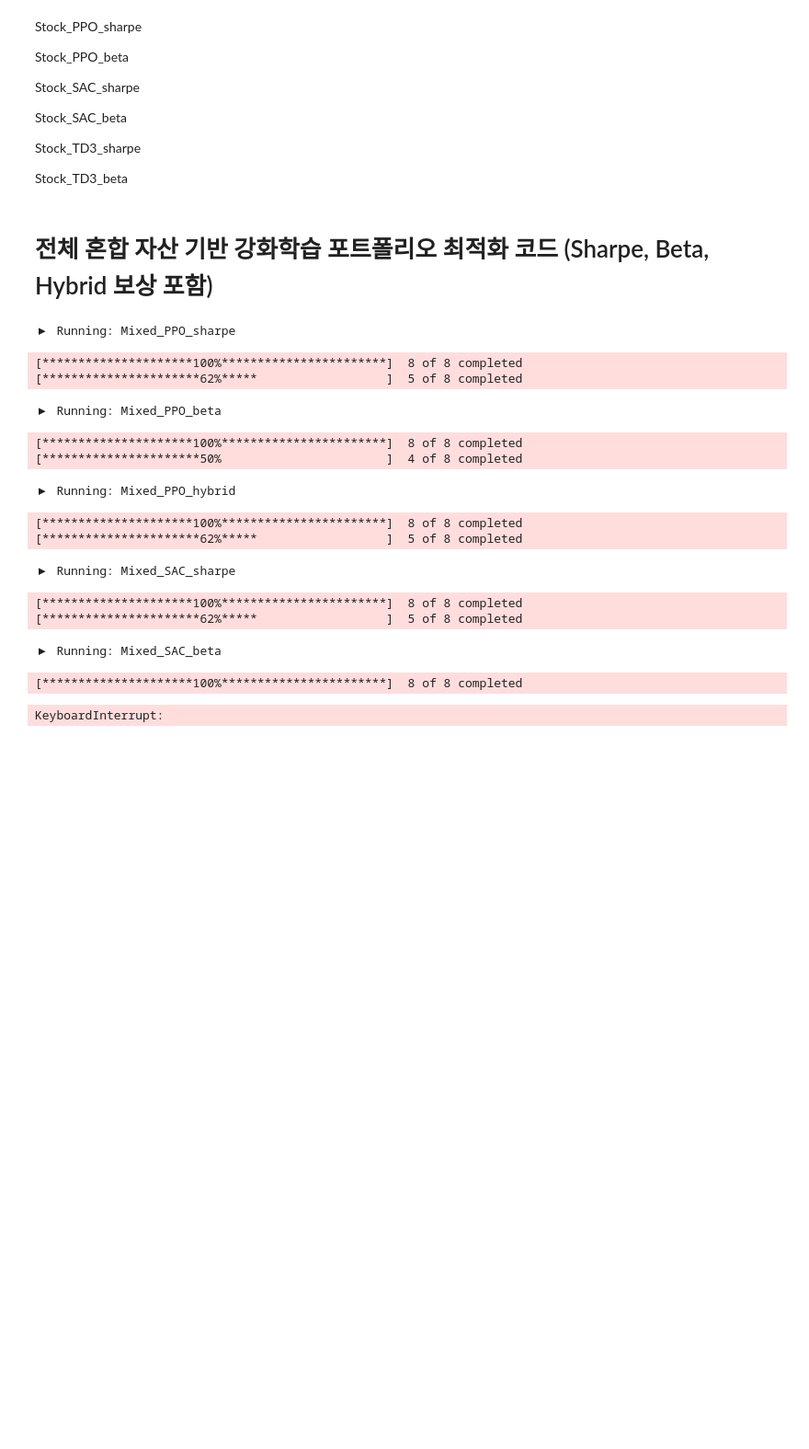
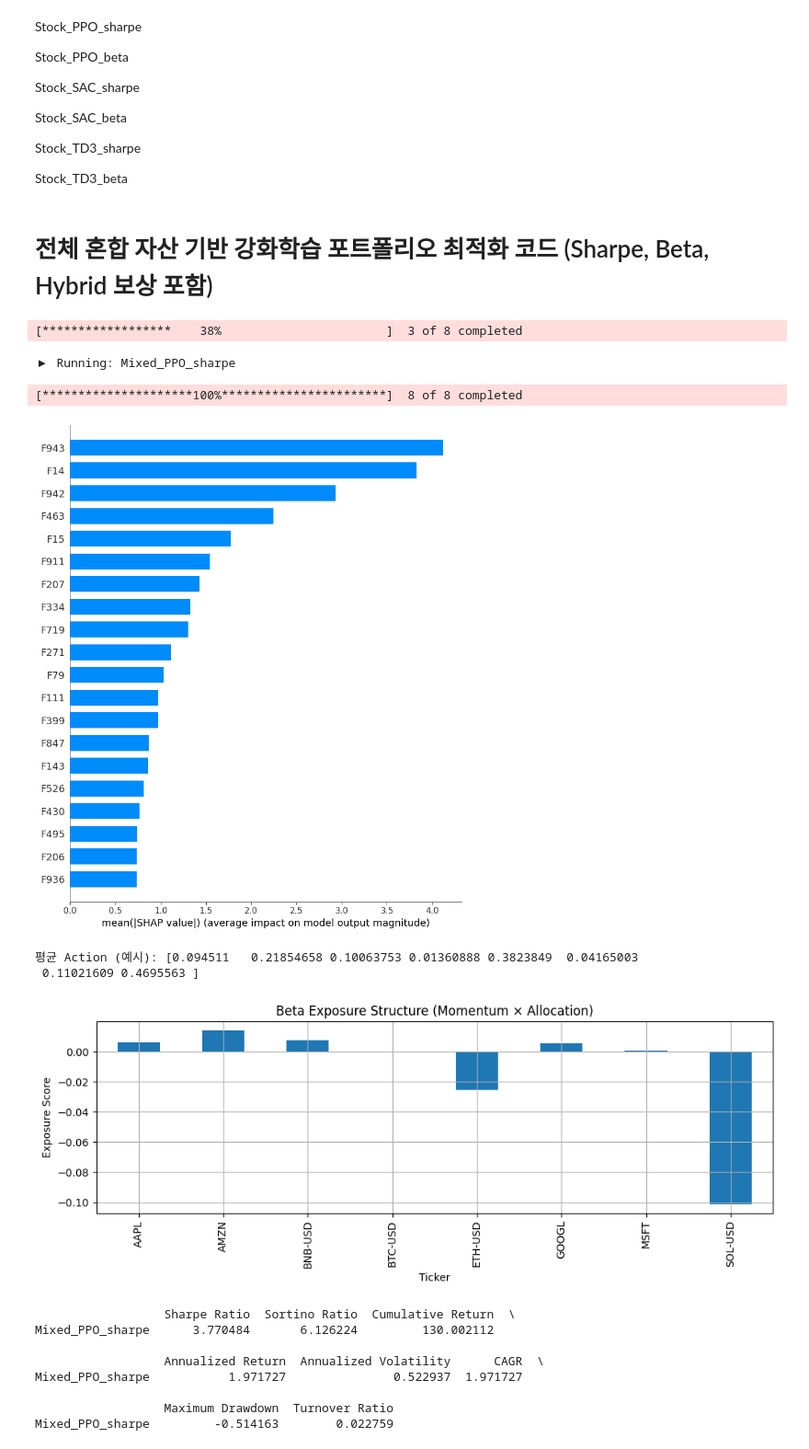
Before and after one commit to nhjung-phd/Papers, a Jupyter notebook: factor2025/factor_rl_portfolio.ipynb, the cells around one changed output. Shown at 92% size. Drawn from its saved outputs; the diff is of its cells as text; code cells hidden in the pictures; blank space fills up the shorter version.

```diff
--- a/factor2025/factor_rl_portfolio.ipynb
+++ b/factor2025/factor_rl_portfolio.ipynb
@@ -2814,6 +2814,8 @@ import gym
 from gym import spaces
 from stable_baselines3 import PPO, SAC, TD3
 from stable_baselines3.common.vec_env import DummyVecEnv
+from sklearn.ensemble import GradientBoostingRegressor
+import shap
 import torch, random, gc
 
 # Seed
@@ -2845,7 +2847,7 @@ def fetch_data(assets, start="2019-01-01", end="2024-12-31"):
     return price.loc[idx], returns.loc[idx], factors.loc[idx]
 
 # 환경 정의
-class HybridPortfolioEnv(gym.Env):
+class PortfolioEnv(gym.Env):
     def __init__(self, returns, factors, price, objective="sharpe"):
         super().__init__()
         self.returns = returns
@@ -2915,31 +2917,63 @@ class HybridPortfolioEnv(gym.Env):
 def train_and_evaluate(assets, algo_class, objective="sharpe"):
     price, returns, factors = fetch_data(assets)
     def make_env():
-        return HybridPortfolioEnv(returns, factors, price, objective)
+        return PortfolioEnv(returns, factors, price, objective)
     env = DummyVecEnv([make_env])
     model = algo_class("MlpPolicy", env, verbose=0, seed=SEED)
     model.learn(total_timesteps=50000)
 
     env_eval = make_env()
     obs = env_eval.reset()
-    values = []
+    values, states = [], []
     while True:
         action, _ = model.predict(obs)
         obs, reward, done, info = env_eval.step(action)
         values.append(info["portfolio_value"])
+        states.append(obs.flatten())
         if done:
             break
+    index = price.index[31:31+len(values)]
 
+    # SHAP 해석용 데이터
+    shap_df = pd.DataFrame(states, columns=[f"F{i}" for i in range(len(states[0]))])
+    gbm = GradientBoostingRegressor().fit(shap_df, values)
+    explainer = shap.Explainer(gbm)
+    shap_values = explainer(shap_df)
+    shap.summary_plot(shap_values, shap_df, plot_type="bar")
+
+    # 베타 유사 구조 시각화
+    states = [env_eval.reset()]
+    for _ in range(10):
+        action, _ = model.predict(states[-1], deterministic=True)
+        obs, _, done, _ = env_eval.step(action)
+        if done:
+            break
+        states.append(obs)
+
+    avg_actions = np.mean([model.predict(s, deterministic=True)[0] for s in states], axis=0)
+    print("평균 Action (예시):", avg_actions)
+
+    #avg_actions = np.mean([model.predict(s.reshape(1, *s.shape))[0] for s in states], axis=0)
+    latest_factors = factors.iloc[-1][[a + "_mom" for a in price.columns if a in price.columns]]
+    beta_exposure = pd.Series(avg_actions, index=price.columns[:len(avg_actions)]) * latest_factors.values
+    beta_exposure.plot(kind="bar", title="Beta Exposure Structure (Momentum × Allocation)", figsize=(10, 4))
+    plt.ylabel("Exposure Score")
+    plt.grid(True)
+    plt.tight_layout()
+    plt.show()
+
+    # 정리 및 리소스 해제
     del model
     gc.collect()
 
-    index = price.index[31:31+len(values)]
     return pd.Series(values, index=index)
 
 # 성과 지표 계산
 def performance_metrics(series):
     returns = series.pct_change().dropna()
     cumulative_return = series[-1] / series[0] - 1
+    annualized_return = (series[-1] / series[0]) ** (252 / len(series)) - 1
+    annualized_vol = returns.std() * np.sqrt(252)
     cagr = (series[-1] / series[0]) ** (252 / len(series)) - 1
     annualized_vol = returns.std() * np.sqrt(252)
     sharpe = (cagr - 0.0) / (annualized_vol + 1e-6)
@@ -2953,10 +2987,14 @@ def performance_metrics(series):
         "Sharpe Ratio": sharpe,
         "Sortino Ratio": sortino,
         "Cumulative Return": cumulative_return,
+        "Annualized Return": cagr,
+        "Annualized Volatility": annualized_vol,
         "CAGR": cagr,
         "Maximum Drawdown": mdd,
         "Turnover Ratio": turnover
     }
+
+
 
 # 실험 목록
 experiments = [
@@ -2972,46 +3010,46 @@ experiments = [
 ]
 
 # 실행
 results = {}
 for group, assets, algo_name, algo_class, objective in experiments:
     key = f"{group}_{algo_name}_{objective}"
     print(f"▶ Running: {key}")
     results[key] = train_and_evaluate(assets, algo_class, objective)
 
 
 # 성과 요약
 metrics_table = pd.DataFrame({k: performance_metrics(v) for k, v in results.items()}).T
 print(metrics_table)
 
 # 성과 막대그래프
-metrics_table[["Cumulative Return", "Sharpe Ratio", "Max Drawdown"]].plot(
+metrics_table[["Cumulative Return", "Sharpe Ratio", "Maximum Drawdown"]].plot(
     kind="bar", figsize=(12, 6), title="Mixed Asset Group Performance (by RL & Objective)"
 )
 plt.xticks(rotation=45)
 plt.tight_layout()
 plt.show()
 
 # 결과 시각화
 results_df = pd.DataFrame(results)
 results_df.plot(figsize=(12, 6), title="Portfolio Value Comparison: Mixed Assets + PPO/SAC/TD3 + Sharpe/Beta/Hybrid")
 plt.xlabel("Date")
 plt.ylabel("Portfolio Value")
 plt.grid(True)
 plt.tight_layout()
 plt.show()
 # %% [output]
-▶ Running: Mixed_PPO_sharpe
+[******************    38%                       ]  3 of 8 completed
-[*********************100%***********************]  8 of 8 completed
-[**********************62%*****                  ]  5 of 8 completed
+▶ Running: Mixed_PPO_sharpe
-▶ Running: Mixed_PPO_beta
+[*********************100%***********************]  8 of 8 completed
+[figure, added]
-[*********************100%***********************]  8 of 8 completed
-[**********************50%                       ]  4 of 8 completed
+평균 Action (예시): [0.094511   0.21854658 0.10063753 0.01360888 0.3823849  0.04165003
+ 0.11021609 0.4695563 ]
+[figure, added]
-▶ Running: Mixed_PPO_hybrid
+                  Sharpe Ratio  Sortino Ratio  Cumulative Return  \
+Mixed_PPO_sharpe      3.770484       6.126224         130.002112
+
+                  Annualized Return  Annualized Volatility      CAGR  \
+Mixed_PPO_sharpe           1.971727               0.522937  1.971727
+
+                  Maximum Drawdown  Turnover Ratio
+Mixed_PPO_sharpe         -0.514163        0.022759
-[*********************100%***********************]  8 of 8 completed
-[**********************62%*****                  ]  5 of 8 completed
-▶ Running: Mixed_SAC_sharpe
-[*********************100%***********************]  8 of 8 completed
-[**********************62%*****                  ]  5 of 8 completed
-▶ Running: Mixed_SAC_beta
-[*********************100%***********************]  8 of 8 completed
-KeyboardInterrupt:
```
Also changed, not shown: parts of 1 cell of this notebook.
